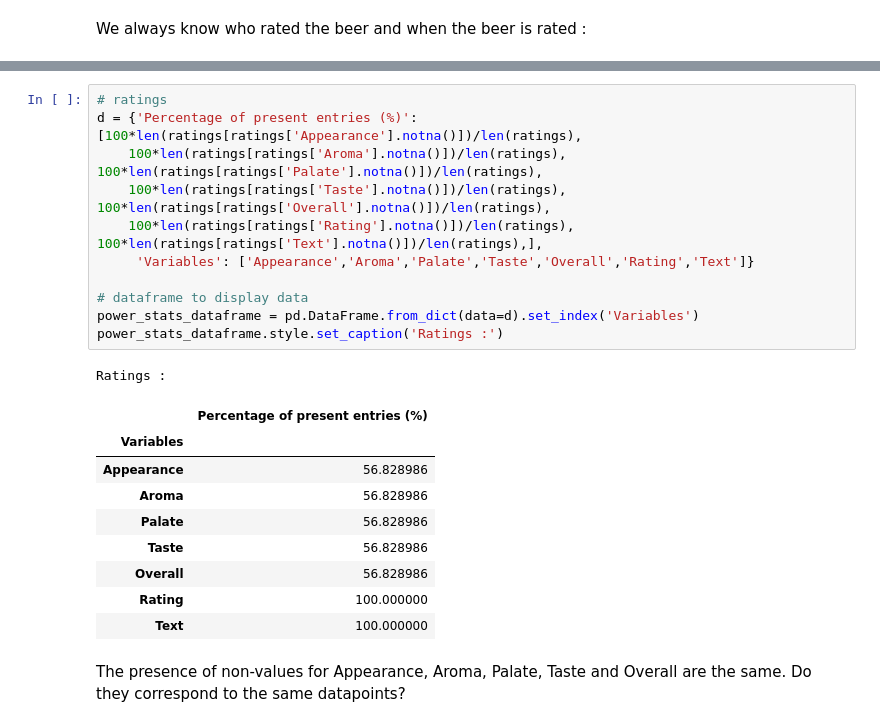
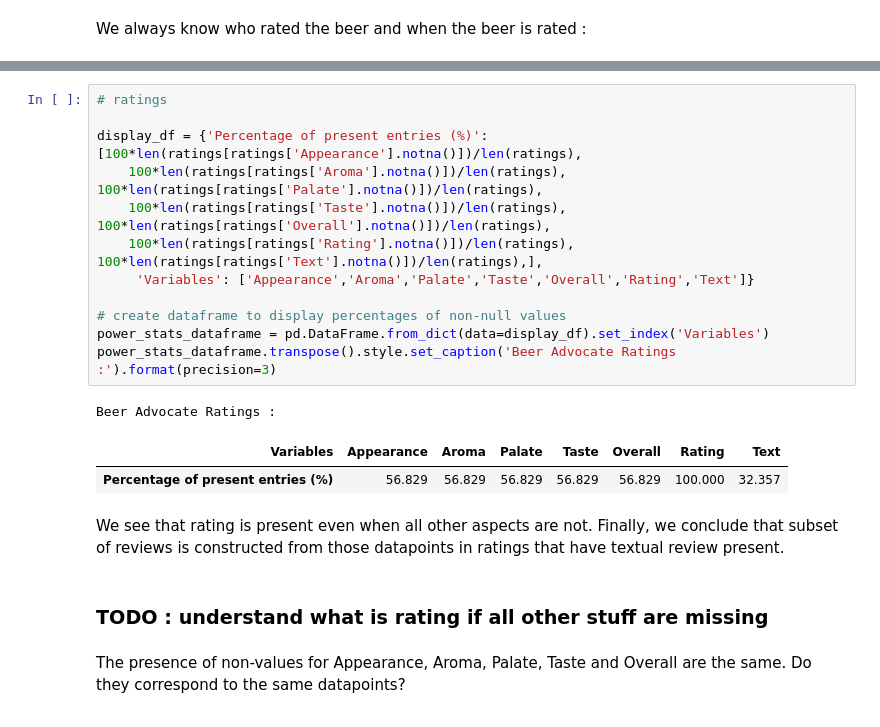
Before and after one commit to epfl-ada/ada-2022-project-rakijada, a Jupyter notebook: data_investigation.ipynb, the cells around one changed output, grey strips where cells are left out. Saved outputs shown, nothing was run; the diff lists cells and outputs as text.

```diff
--- a/data_investigation.ipynb
+++ b/data_investigation.ipynb
@@ -74,25 +87,23 @@ Reviews :
 # %%
 # ratings
-d = {'Percentage of present entries (%)': [100*len(ratings[ratings['Appearance'].notna()])/len(ratings),
+
+display_df = {'Percentage of present entries (%)': [100*len(ratings[ratings['Appearance'].notna()])/len(ratings),
     100*len(ratings[ratings['Aroma'].notna()])/len(ratings), 100*len(ratings[ratings['Palate'].notna()])/len(ratings),
     100*len(ratings[ratings['Taste'].notna()])/len(ratings), 100*len(ratings[ratings['Overall'].notna()])/len(ratings),
     100*len(ratings[ratings['Rating'].notna()])/len(ratings), 100*len(ratings[ratings['Text'].notna()])/len(ratings),],
      'Variables': ['Appearance','Aroma','Palate','Taste','Overall','Rating','Text']}
 
-# dataframe to display data
-power_stats_dataframe = pd.DataFrame.from_dict(data=d).set_index('Variables')
-power_stats_dataframe.style.set_caption('Ratings :')
+# create dataframe to display percentages of non-null values
+power_stats_dataframe = pd.DataFrame.from_dict(data=display_df).set_index('Variables')
+power_stats_dataframe.transpose().style.set_caption('Beer Advocate Ratings :').format(precision=3)
 # %% [output]
-Ratings :
+Beer Advocate Ratings :
-|  | Percentage of present entries (%) |
-| Variables |  |
-| Appearance | 56.828986 |
-| Aroma | 56.828986 |
-| Palate | 56.828986 |
-| Taste | 56.828986 |
-| Overall | 56.828986 |
-| Rating | 100.000000 |
-| Text | 100.000000 |
+| Variables | Appearance | Aroma | Palate | Taste | Overall | Rating | Text |
+| Percentage of present entries (%) | 56.829 | 56.829 | 56.829 | 56.829 | 56.829 | 100.000 | 32.357 |
+# %% [markdown]
+We see that rating is present even when all other aspects are not. Finally, we conclude that subset of reviews is constructed from those datapoints in ratings that have textual review present.
+# %% [markdown]
+### TODO : understand what is rating if all other stuff are missing
 # %% [markdown]
 The presence of non-values for Appearance, Aroma, Palate, Taste and Overall are the same. Do they correspond to the same datapoints?
 # %%
```
Also changed, not shown: parts of 24 cells of this notebook, 1 other file.
